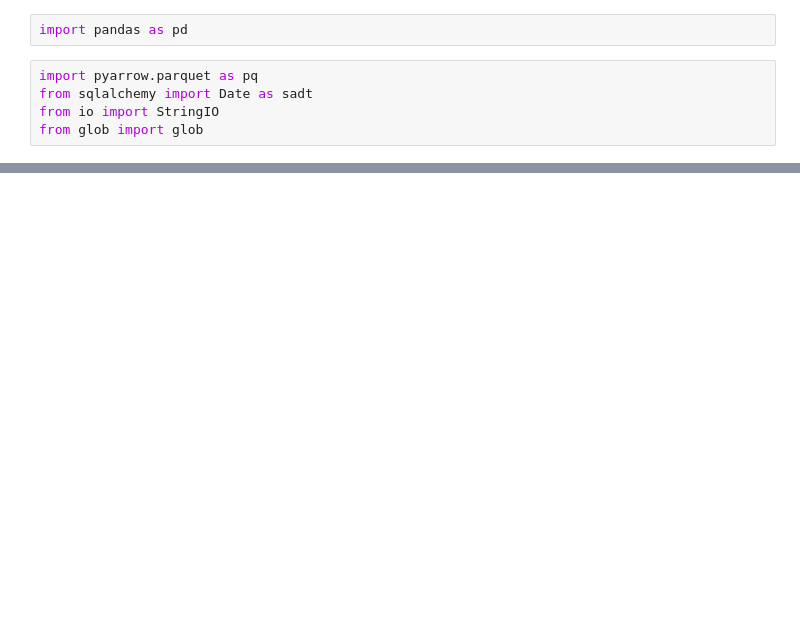
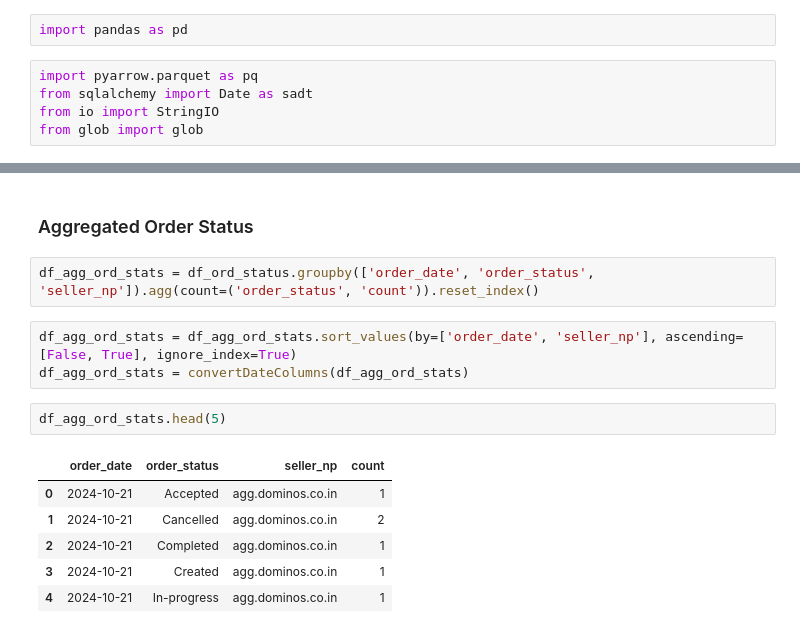
Before and after one commit to shashank-scikiq/Data-Quality, a Jupyter notebook: FA_Backend/DQ_ETL/load_data.ipynb, the cells around one changed output, grey strips where cells are left out. Saved outputs shown, nothing was run; the diff lists cells and outputs as text; blank space fills up the shorter version.

```diff
--- a/FA_Backend/DQ_ETL/load_data.ipynb
+++ b/FA_Backend/DQ_ETL/load_data.ipynb
@@ -60,0 +180,16 @@ df.to_sql(
+# %% [markdown]
+### Aggregated Order Status
+# %%
+df_agg_ord_stats = df_ord_status.groupby(['order_date', 'order_status', 'seller_np']).agg(count=('order_status', 'count')).reset_index()
+# %%
+df_agg_ord_stats = df_agg_ord_stats.sort_values(by=['order_date', 'seller_np'], ascending=[False, True], ignore_index=True)
+df_agg_ord_stats = convertDateColumns(df_agg_ord_stats)
+# %%
+df_agg_ord_stats.head(5)
+# %% [output]
+|  | order_date | order_status | seller_np | count |
+| 0 | 2024-10-21 | Accepted | agg.dominos.co.in | 1 |
+| 1 | 2024-10-21 | Cancelled | agg.dominos.co.in | 2 |
+| 2 | 2024-10-21 | Completed | agg.dominos.co.in | 1 |
+| 3 | 2024-10-21 | Created | agg.dominos.co.in | 1 |
+| 4 | 2024-10-21 | In-progress | agg.dominos.co.in | 1 |
```
Also changed, not shown: parts of 33 cells of this notebook, 5 other files.
